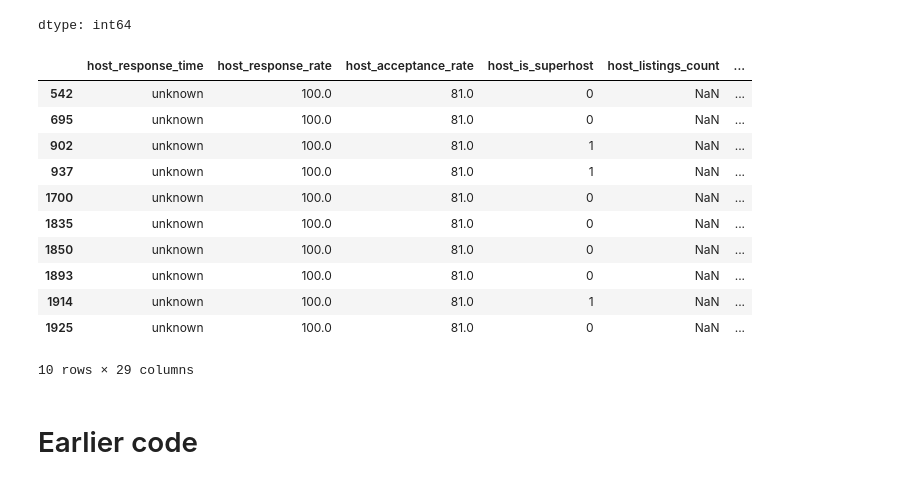
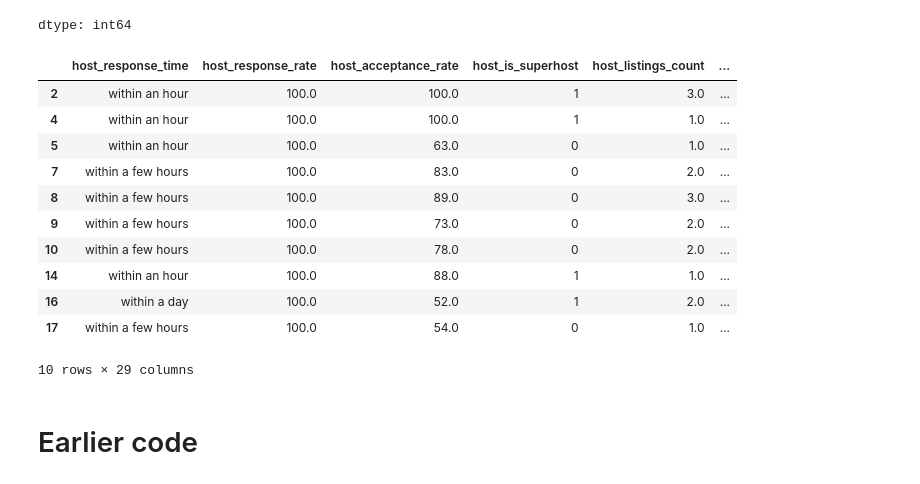
Before and after one commit to torbenbillow/CBS-AML-PROJECT, a Jupyter notebook: notebooks/00_welcome.ipynb, the cells around one changed output. Drawn from its saved outputs; the diff is of its cells as text; code cells hidden in the pictures.

Commit message:
Data wrangling fixes

```diff
--- a/notebooks/00_welcome.ipynb
+++ b/notebooks/00_welcome.ipynb
@@ -35,3 +27,15 @@ feature_selection = pd.read_excel("features.xlsx")
+# %%
+# Load data and features
+file_id = "1Iyr7zX8u0gKWKUWCSgZUpcvbTuYBmw1V"
+url = f"https://drive.google.com/uc?id={file_id}"
+
+listings_raw = pd.read_csv(url)
+
+
+file_id = "1TcMwa1S699swnO-CSq3vpzl6fdE0Xzln"
+url = f"https://drive.google.com/uc?id={file_id}"
+
+feature_selection = pd.read_excel(url)
 # %% [markdown]
 # DATA WRANGLING AND FEATURE ENGINEERING
 # %%
@@ -113,4 +116,4 @@ np.float64(0.9114714472756572)
 # %%
-for col in ["host_listings_count","host_has_profile_pic","host_identity_verified"]:
+for col in ["host_has_profile_pic","host_identity_verified"]:
   df[col] = df[col].fillna(1)
 # %%
@@ -481,19 +492,19 @@ df_filtered.isna().sum()
 | host_acceptance_rate_missing | 0 |
 dtype: int64
 # %%
-df_filtered[df_filtered["host_has_profile_pic"].isna()].head(10)
+df_filtered.head(10)
 # %% [output]
 |  | host_response_time | host_response_rate | host_acceptance_rate | host_is_superhost | host_listings_count | ... |
-| 542 | unknown | 100.0 | 81.0 | 0 | NaN | ... |
-| 695 | unknown | 100.0 | 81.0 | 0 | NaN | ... |
-| 902 | unknown | 100.0 | 81.0 | 1 | NaN | ... |
-| 937 | unknown | 100.0 | 81.0 | 1 | NaN | ... |
-| 1700 | unknown | 100.0 | 81.0 | 0 | NaN | ... |
-| 1835 | unknown | 100.0 | 81.0 | 0 | NaN | ... |
-| 1850 | unknown | 100.0 | 81.0 | 0 | NaN | ... |
-| 1893 | unknown | 100.0 | 81.0 | 0 | NaN | ... |
-| 1914 | unknown | 100.0 | 81.0 | 1 | NaN | ... |
-| 1925 | unknown | 100.0 | 81.0 | 0 | NaN | ... |
+| 2 | within an hour | 100.0 | 100.0 | 1 | 3.0 | ... |
+| 4 | within an hour | 100.0 | 100.0 | 1 | 1.0 | ... |
+| 5 | within an hour | 100.0 | 63.0 | 0 | 1.0 | ... |
+| 7 | within a few hours | 100.0 | 83.0 | 0 | 2.0 | ... |
+| 8 | within a few hours | 100.0 | 89.0 | 0 | 3.0 | ... |
+| 9 | within a few hours | 100.0 | 73.0 | 0 | 2.0 | ... |
+| 10 | within a few hours | 100.0 | 78.0 | 0 | 2.0 | ... |
+| 14 | within an hour | 100.0 | 88.0 | 1 | 1.0 | ... |
+| 16 | within a day | 100.0 | 52.0 | 1 | 2.0 | ... |
+| 17 | within a few hours | 100.0 | 54.0 | 0 | 1.0 | ... |
 10 rows × 29 columns
 # %% [markdown]
 # Earlier code
```
Also changed, not shown: parts of 13 cells of this notebook.
